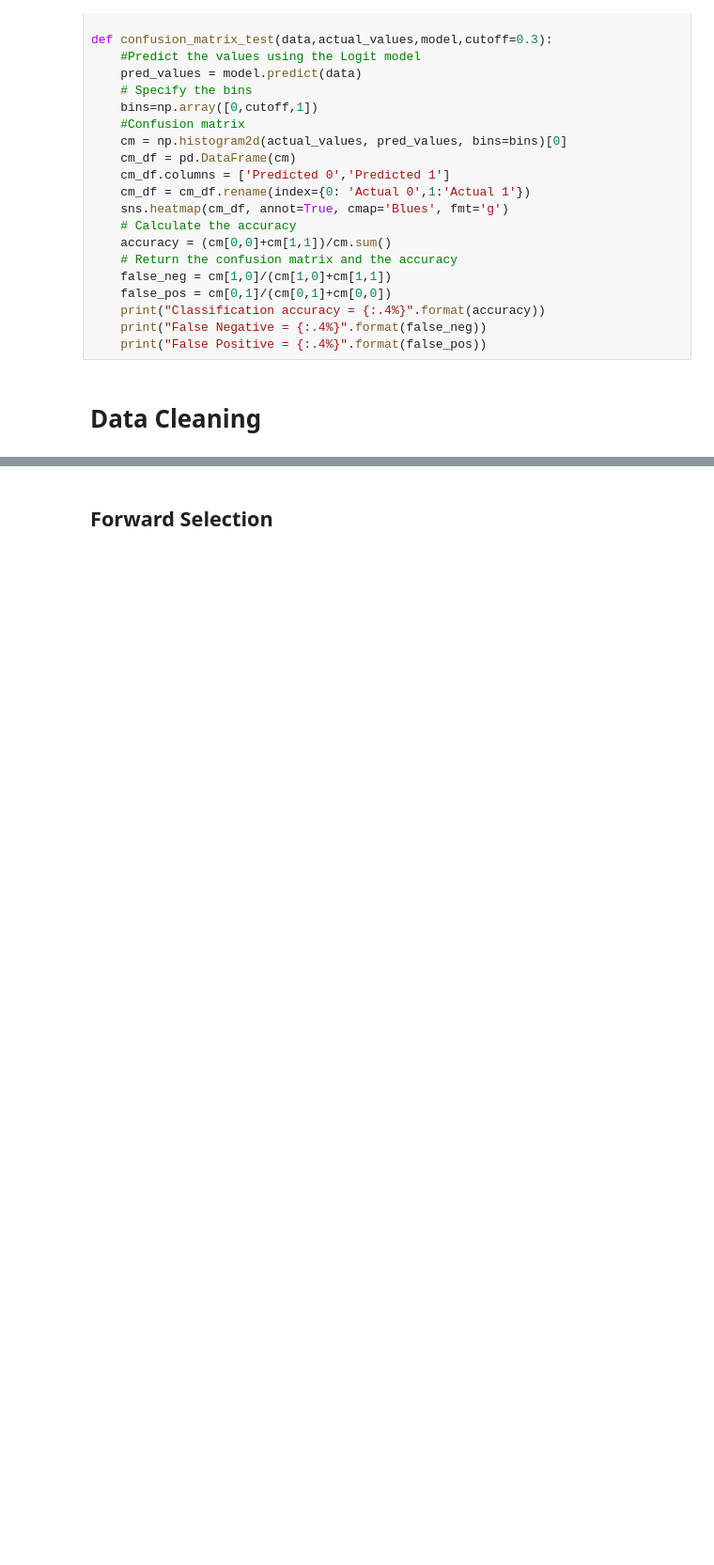
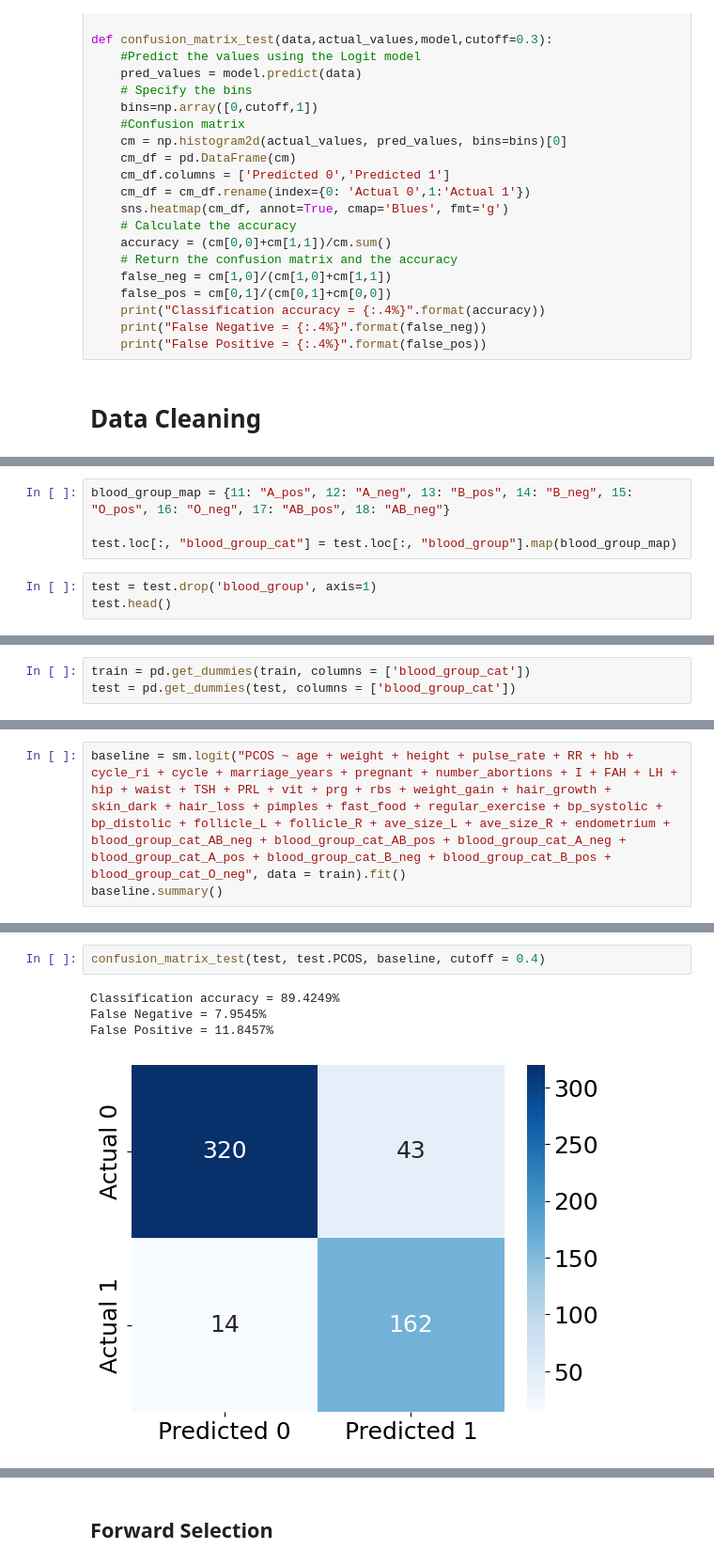
Before and after one commit to ericaez/STAT-303-2-Project, a Jupyter notebook: Project.ipynb, the cells around one changed output, grey strips where cells are left out. Shown at 94% size. Cells and saved outputs as stored; diff of their text form; blank space fills up the shorter version.

```diff
--- a/Project.ipynb
+++ b/Project.ipynb
@@ -147,0 +166,7 @@ test.shape
+# %%
+blood_group_map = {11: "A_pos", 12: "A_neg", 13: "B_pos", 14: "B_neg", 15: "O_pos", 16: "O_neg", 17: "AB_pos", 18: "AB_neg"}
+
+test.loc[:, "blood_group_cat"] = test.loc[:, "blood_group"].map(blood_group_map)
+# %%
+test = test.drop('blood_group', axis=1)
+test.head()
@@ -147,0 +196,3 @@ test.shape
+# %%
+train = pd.get_dummies(train, columns = ['blood_group_cat'])
+test = pd.get_dummies(test, columns = ['blood_group_cat'])
@@ -147,0 +217,3 @@ test.shape
+# %%
+baseline = sm.logit("PCOS ~ age + weight + height + pulse_rate + RR + hb + cycle_ri + cycle + marriage_years + pregnant + number_abortions + I + FAH + LH + hip + waist + TSH + PRL + vit + prg + rbs + weight_gain + hair_growth + skin_dark + hair_loss + pimples + fast_food + regular_exercise + bp_systolic + bp_distolic + follicle_L + follicle_R + ave_size_L + ave_size_R + endometrium + blood_group_cat_AB_neg + blood_group_cat_AB_pos + blood_group_cat_A_neg + blood_group_cat_A_pos + blood_group_cat_B_neg + blood_group_cat_B_pos + blood_group_cat_O_neg", data = train).fit()
+baseline.summary()
@@ -147,0 +248,7 @@ test.shape
+# %%
+confusion_matrix_test(test, test.PCOS, baseline, cutoff = 0.4)
+# %% [output]
+Classification accuracy = 89.4249%
+False Negative = 7.9545%
+False Positive = 11.8457%
+[figure, added]
```
Also changed, not shown: parts of 68 cells of this notebook.
